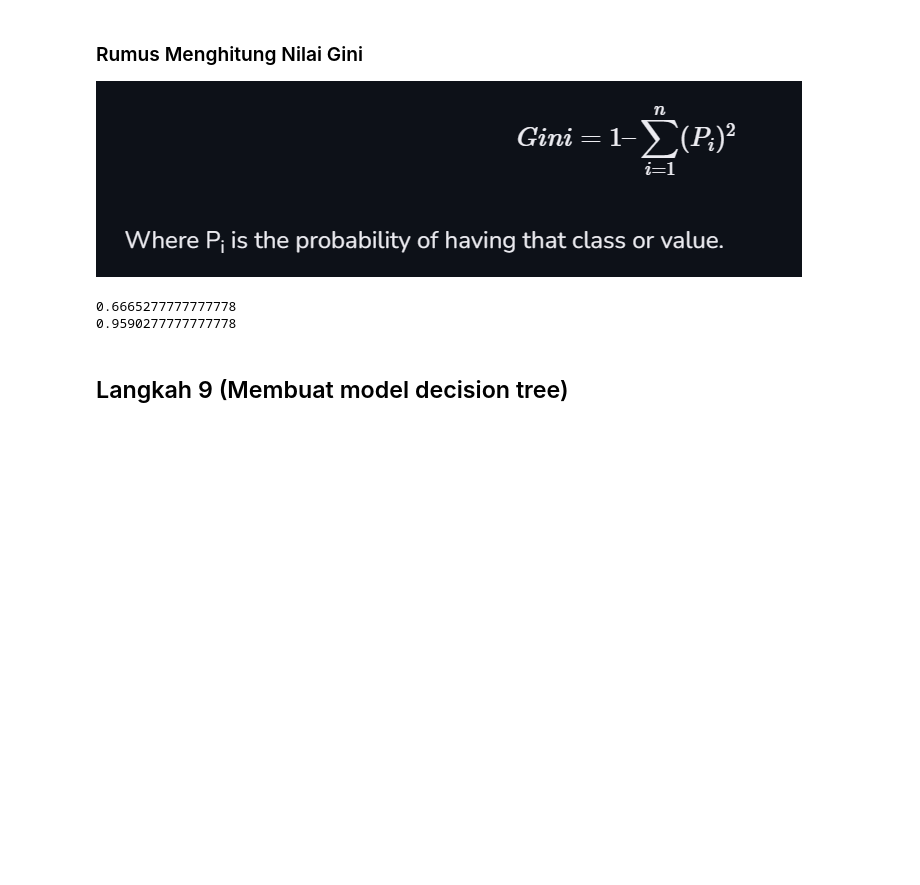
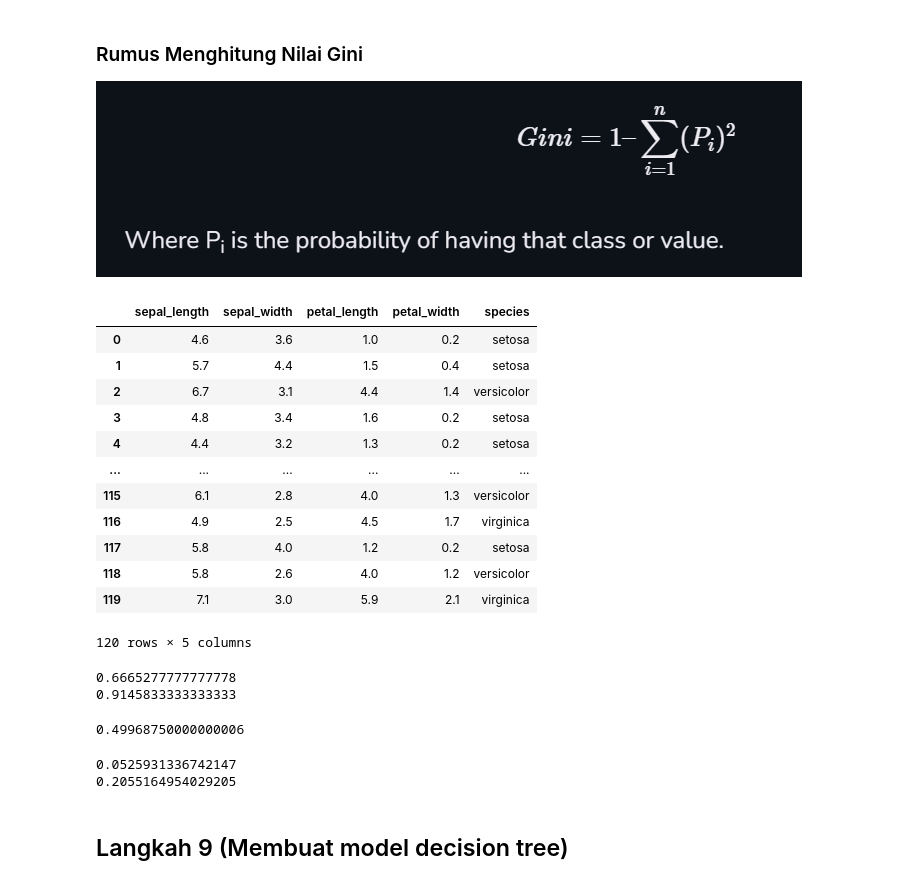
Before and after one commit to kusumagigih/PenambanganData, a Jupyter notebook: _sources/Tugas_DecisionTree.ipynb, the cells around one changed output. Cells and saved outputs as stored; diff of their text form; code cells hidden in the pictures; blank space fills up the shorter version.

```diff
--- a/_sources/Tugas_DecisionTree.ipynb
+++ b/_sources/Tugas_DecisionTree.ipynb
@@ -128,6 +143,23 @@ X_train, X_test, y_train, y_test = train_test_split(X, y, test_size=0.2, random_
 # %% [markdown]
 ### Rumus Menghitung Nilai Gini
 ![gini.png](embedded-picture-1)
+# %%
+root=pd.DataFrame(np.column_stack((X_train,y_train)),columns=df.columns)
+root
+# %% [output]
+|  | sepal_length | sepal_width | petal_length | petal_width | species |
+| 0 | 4.6 | 3.6 | 1.0 | 0.2 | setosa |
+| 1 | 5.7 | 4.4 | 1.5 | 0.4 | setosa |
+| 2 | 6.7 | 3.1 | 4.4 | 1.4 | versicolor |
+| 3 | 4.8 | 3.4 | 1.6 | 0.2 | setosa |
+| 4 | 4.4 | 3.2 | 1.3 | 0.2 | setosa |
+| ... | ... | ... | ... | ... | ... |
+| 115 | 6.1 | 2.8 | 4.0 | 1.3 | versicolor |
+| 116 | 4.9 | 2.5 | 4.5 | 1.7 | virginica |
+| 117 | 5.8 | 4.0 | 1.2 | 0.2 | setosa |
+| 118 | 5.8 | 2.6 | 4.0 | 1.2 | versicolor |
+| 119 | 7.1 | 3.0 | 5.9 | 2.1 | virginica |
+120 rows × 5 columns
 # %%
 def gini_impurity(y):
   '''
@@ -143,10 +175,25 @@ def gini_impurity(y):
     raise('Object must be a Pandas Series.')
 
 print(gini_impurity(y_train))
-print(gini_impurity(X_train.sepal_length))
+print(gini_impurity(X_train.petal_width))
 # %% [output]
 0.6665277777777778
-0.9590277777777778
+0.9145833333333333
+# %%
+root2=root[root['petal_width']>0.8]
+print(gini_impurity(root2['species']))
+# %% [output]
+0.49968750000000006
+# %%
+root3l=root2[root2['petal_length']<=4.75]
+root3r=root2[root2['petal_length']>4.75]
+# root4l=root3[root3['petal_width']>1.65]
+# root4r=root3[root3['petal_width']<=1.75]
+print(gini_impurity(root3l['species']))
+print(gini_impurity(root3r['species']))
+# %% [output]
+0.0525931336742147
+0.2055164954029205
 # %% [markdown]
 ## Langkah 9 (Membuat model decision tree)
 # %%
```
Also changed, not shown: parts of 3 cells of this notebook, 8 other files.
